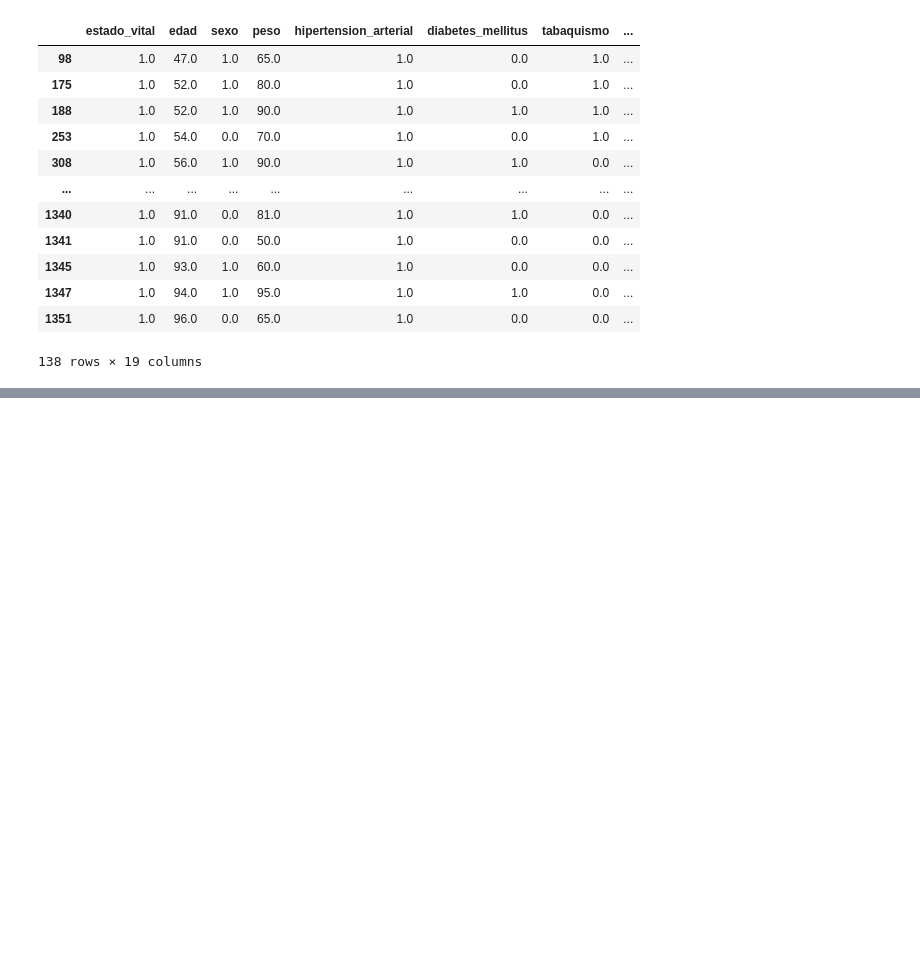
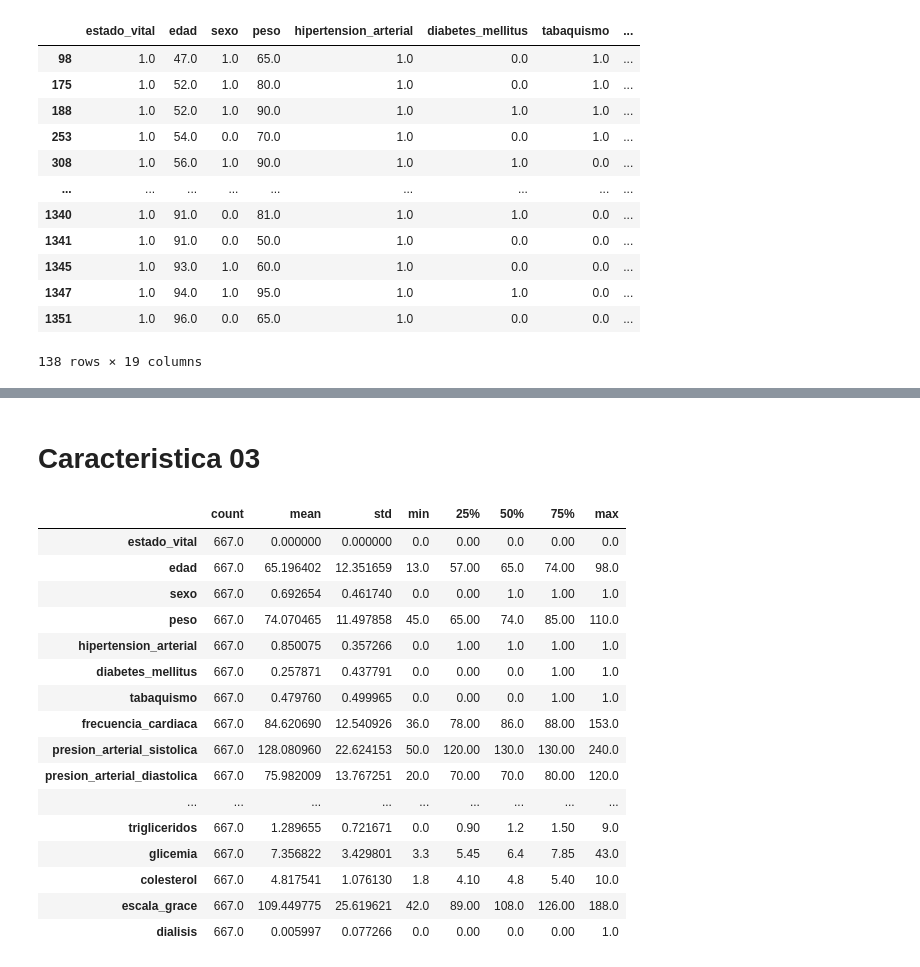
Before and after one commit to deborahfam/RECUIMA_UH_ML, a Jupyter notebook: aumentando_datos.ipynb, the cells around one changed output, grey strips where cells are left out. Cells and saved outputs as stored; diff of their text form; code cells hidden in the pictures; blank space fills up the shorter version.

Commit message:
last augmented data

```diff
--- a/aumentando_datos.ipynb
+++ b/aumentando_datos.ipynb
@@ -81,3 +81,61 @@ mezclado = pd.concat([original_data, new_dieds])
 mezclado.reset_index(0,drop=True, inplace=True)
 # %%
 mezclado.to_csv(f'{PATH_SAVE}augmented_data__C01__03__F01.csv')
+# %% [markdown]
+# Caracteristica 03
+# %%
+caracteristicas_03 = [
+'estado_vital',
+'edad',
+'sexo',
+'peso',
+'hipertension_arterial',
+'diabetes_mellitus',
+'tabaquismo',
+'frecuencia_cardiaca',
+# No encuentro : Respiration rate
+'presion_arterial_sistolica',
+'presion_arterial_diastolica',
+'hb', # Al parecer es => glycated hemoglobin
+'creatinina',
+'ckmb',
+# No encuentro : Troponin T
+'fibrilacion_auricular',
+'insuficiencia_renal_cronica', # Al parecer es => Acute renal failure
+# No encuentro : RBBB
+# No encuentro : LBBB
+'ieca', # Al parecer es => ACE inhibitors
+'furosemida', # Al parecer entraria en => Diuretics
+'otros_diureticos', # Al parecer entraria en => Diuretics
+# No encuentro : Aspirin
+'clopidogrel',
+'trigliceridos', # 5
+'glicemia', # 5
+'colesterol', # 5
+'escala_grace', # 60
+'dialisis'
+]
+# %%
+original_data = pd.read_csv(f'mortalidad_aprendizaje.csv', index_col=0)
+alives = original_data[original_data['estado_vital'] == 0][caracteristicas_03].dropna(axis=0)
+dieds = original_data[original_data['estado_vital'] == 1][caracteristicas_03].dropna(axis=0)
+# %%
+alives.describe().T
+# %% [output]
+|  | count | mean | std | min | 25% | 50% | 75% | max |
+| estado_vital | 667.0 | 0.000000 | 0.000000 | 0.0 | 0.00 | 0.0 | 0.00 | 0.0 |
+| edad | 667.0 | 65.196402 | 12.351659 | 13.0 | 57.00 | 65.0 | 74.00 | 98.0 |
+| sexo | 667.0 | 0.692654 | 0.461740 | 0.0 | 0.00 | 1.0 | 1.00 | 1.0 |
+| peso | 667.0 | 74.070465 | 11.497858 | 45.0 | 65.00 | 74.0 | 85.00 | 110.0 |
+| hipertension_arterial | 667.0 | 0.850075 | 0.357266 | 0.0 | 1.00 | 1.0 | 1.00 | 1.0 |
+| diabetes_mellitus | 667.0 | 0.257871 | 0.437791 | 0.0 | 0.00 | 0.0 | 1.00 | 1.0 |
+| tabaquismo | 667.0 | 0.479760 | 0.499965 | 0.0 | 0.00 | 0.0 | 1.00 | 1.0 |
+| frecuencia_cardiaca | 667.0 | 84.620690 | 12.540926 | 36.0 | 78.00 | 86.0 | 88.00 | 153.0 |
+| presion_arterial_sistolica | 667.0 | 128.080960 | 22.624153 | 50.0 | 120.00 | 130.0 | 130.00 | 240.0 |
+| presion_arterial_diastolica | 667.0 | 75.982009 | 13.767251 | 20.0 | 70.00 | 70.0 | 80.00 | 120.0 |
+| ... | ... | ... | ... | ... | ... | ... | ... | ... |
+| trigliceridos | 667.0 | 1.289655 | 0.721671 | 0.0 | 0.90 | 1.2 | 1.50 | 9.0 |
+| glicemia | 667.0 | 7.356822 | 3.429801 | 3.3 | 5.45 | 6.4 | 7.85 | 43.0 |
+| colesterol | 667.0 | 4.817541 | 1.076130 | 1.8 | 4.10 | 4.8 | 5.40 | 10.0 |
+| escala_grace | 667.0 | 109.449775 | 25.619621 | 42.0 | 89.00 | 108.0 | 126.00 | 188.0 |
+| dialisis | 667.0 | 0.005997 | 0.077266 | 0.0 | 0.00 | 0.0 | 0.00 | 1.0 |
```
Also changed, not shown: parts of 7 cells of this notebook, 2 other files.
